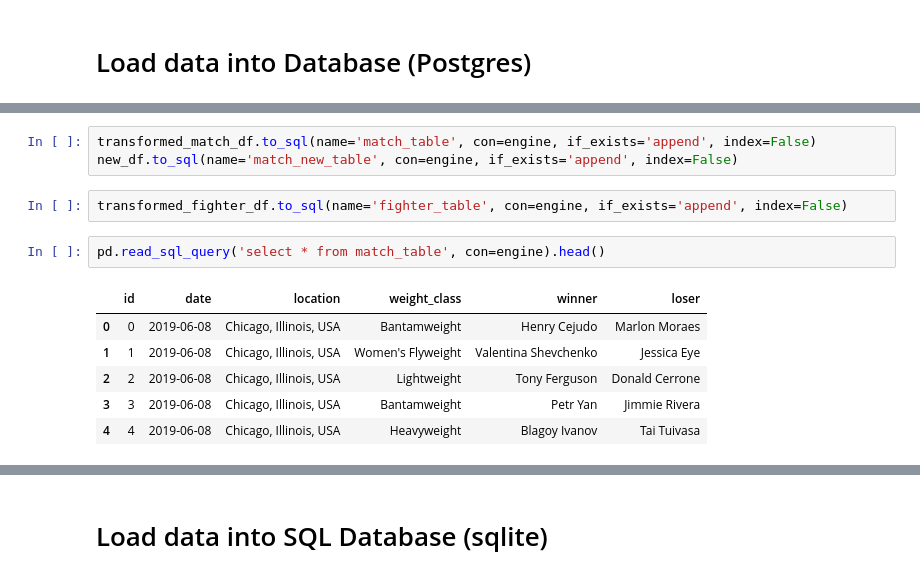
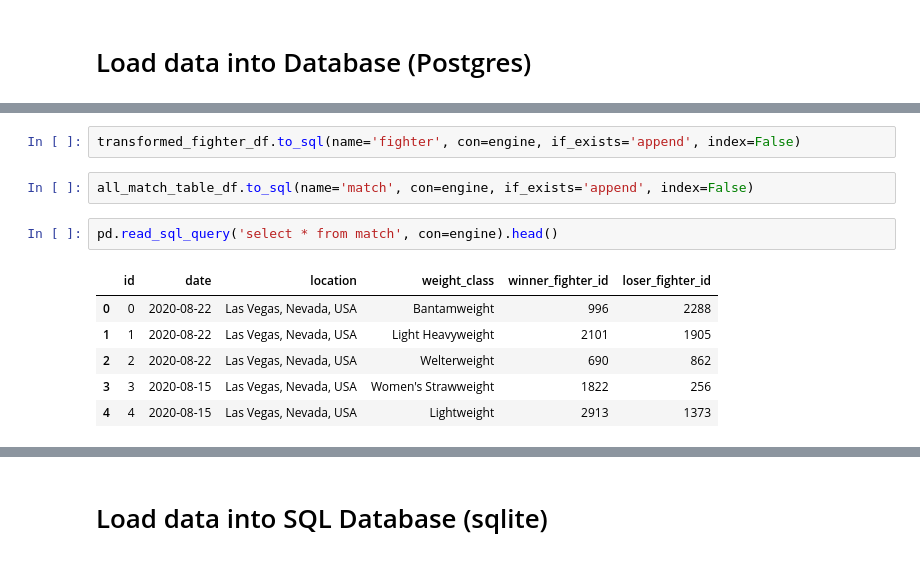
Before and after one commit to jiroken25/ETL_UFC, a Jupyter notebook: project.ipynb, the cells around one changed output, grey strips where cells are left out. Cells and saved outputs as stored; diff of their text form.

```diff
--- a/project.ipynb
+++ b/project.ipynb
@@ -250,15 +273,14 @@ engine.table_names()
 # %%
-transformed_match_df.to_sql(name='match_table', con=engine, if_exists='append', index=False)
-new_df.to_sql(name='match_new_table', con=engine, if_exists='append', index=False)
+transformed_fighter_df.to_sql(name='fighter', con=engine, if_exists='append', index=False)
 # %%
-transformed_fighter_df.to_sql(name='fighter_table', con=engine, if_exists='append', index=False)
+all_match_table_df.to_sql(name='match', con=engine, if_exists='append', index=False)
 # %%
-pd.read_sql_query('select * from match_table', con=engine).head()
+pd.read_sql_query('select * from match', con=engine).head()
 # %% [output]
-|  | id | date | location | weight_class | winner | loser |
-| 0 | 0 | 2019-06-08 | Chicago, Illinois, USA | Bantamweight | Henry Cejudo | Marlon Moraes |
-| 1 | 1 | 2019-06-08 | Chicago, Illinois, USA | Women's Flyweight | Valentina Shevchenko | Jessica Eye |
-| 2 | 2 | 2019-06-08 | Chicago, Illinois, USA | Lightweight | Tony Ferguson | Donald Cerrone |
-| 3 | 3 | 2019-06-08 | Chicago, Illinois, USA | Bantamweight | Petr Yan | Jimmie Rivera |
-| 4 | 4 | 2019-06-08 | Chicago, Illinois, USA | Heavyweight | Blagoy Ivanov | Tai Tuivasa |
+|  | id | date | location | weight_class | winner_fighter_id | loser_fighter_id |
+| 0 | 0 | 2020-08-22 | Las Vegas, Nevada, USA | Bantamweight | 996 | 2288 |
+| 1 | 1 | 2020-08-22 | Las Vegas, Nevada, USA | Light Heavyweight | 2101 | 1905 |
+| 2 | 2 | 2020-08-22 | Las Vegas, Nevada, USA | Welterweight | 690 | 862 |
+| 3 | 3 | 2020-08-15 | Las Vegas, Nevada, USA | Women's Strawweight | 1822 | 256 |
+| 4 | 4 | 2020-08-15 | Las Vegas, Nevada, USA | Lightweight | 2913 | 1373 |
 # %%
```
Also changed, not shown: parts of 13 cells of this notebook, 2 other files.
